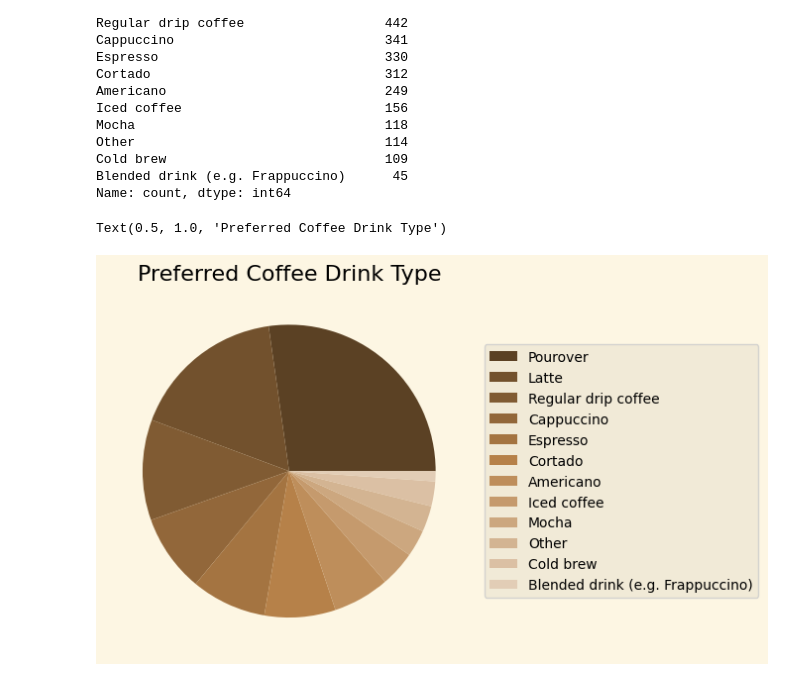
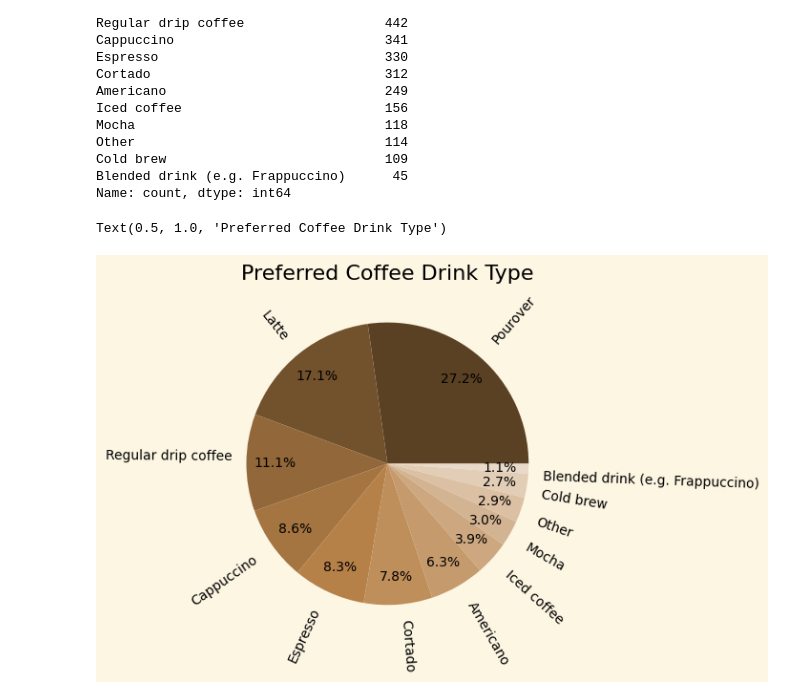
Before and after one commit to peterjungers/coffee_survey, a Jupyter notebook: coffee_survey.ipynb, the cells around one changed output. Drawn from its saved outputs; the diff is of its cells as text; code cells hidden in the pictures.

Commit message:
Working on pie chart

```diff
--- a/coffee_survey.ipynb
+++ b/coffee_survey.ipynb
@@ -96,35 +96,31 @@ Blended drink (e.g. Frappuccino)      45
 Name: count, dtype: int64
 # %%
 coffee_pref_counts = (df["What is your favorite coffee drink?"].value_counts())
+
 colors = [
     "#5b4124",
     "#72512d",
     "#92673a",
     "#a47441",
     "#b68149",
     "#be8e5b",
     "#c59a6d",
     "#cca77f",
     "#d3b492",
     "#dbc0a4",
     "#e2cdb6",
     "#e9d9c8"
 ]
 
-plt.pie(coffee_pref_counts, colors=colors)
+plt.pie(coffee_pref_counts,
+        labels=coffee_pref_counts.index,
+        rotatelabels=True,
+        autopct="%1.1f%%",
+        colors=colors, pctdistance=.8)
 
-plt.legend(coffee_pref_counts.index, loc="right", bbox_to_anchor=(1.8,.5))
-
-
-# plt.xlabel("Coffee Drink Type")
-# plt.ylabel("Number of Participants")
 plt.title("Preferred Coffee Drink Type")
 
-# plt.xticks(rotation=45, ha='right')
-# plt.yticks(np.arange(0, 1200, 100))
-# plt.grid(True)
-
 # plt.savefig("age.png")
 # %% [output]
 Text(0.5, 1.0, 'Preferred Coffee Drink Type')
-[figure, old version]
+[figure, new version]
```
